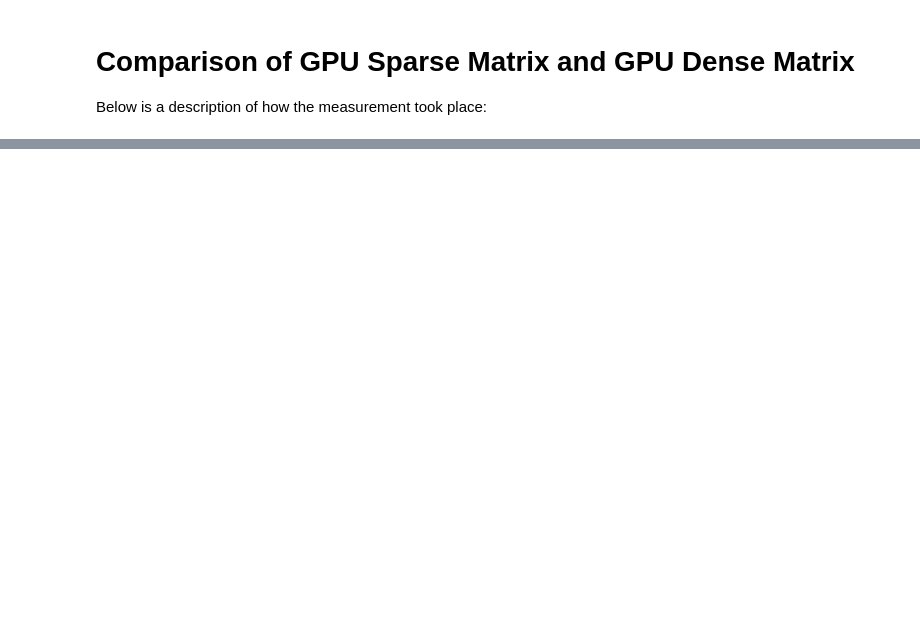
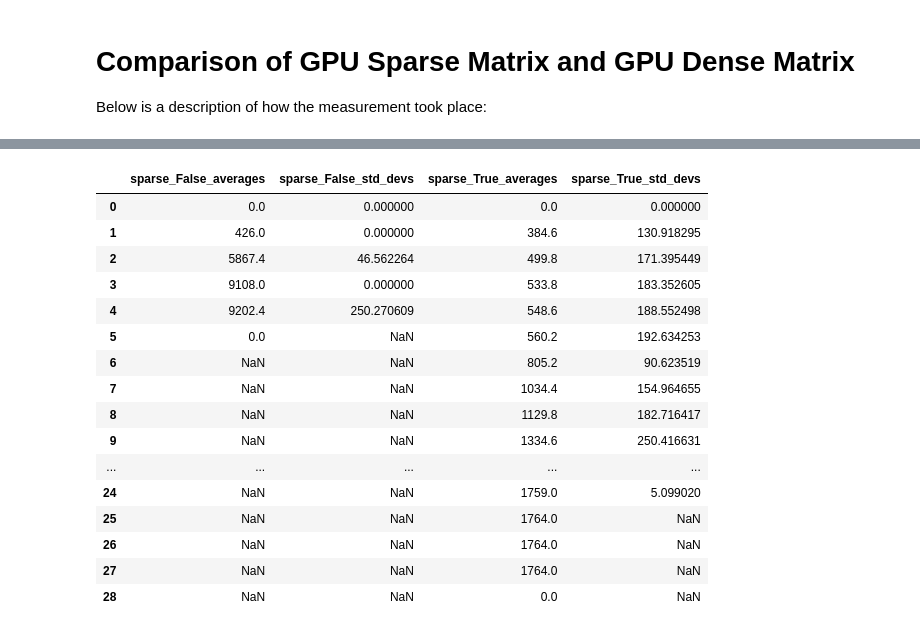
Before and after one commit to lukassykora/action-rules, a Jupyter notebook: notebooks/gpu_sparse_vs_dense/process_logs.ipynb, the cells around one changed output, grey strips where cells are left out. Saved outputs shown, nothing was run; the diff lists cells and outputs as text; code cells hidden in the pictures; blank space fills up the shorter version.

```diff
--- a/notebooks/gpu_sparse_vs_dense/process_logs.ipynb
+++ b/notebooks/gpu_sparse_vs_dense/process_logs.ipynb
@@ -84,0 +141,19 @@ if len(dense_memory) < max_count:
+# %%
+import numpy as np
+import pandas as pd
+
+finals = {}
+for type_array, measurements in mem_results.items():
+    # Convert to a DataFrame and pad with NaN
+    df = pd.DataFrame(measurements)
+
+    # Calculate averages and standard deviations, ignoring NaN values
+    averages = df.mean(axis=0)
+    std_devs = df.std(axis=0)
+
+    finals[type_array + '_averages'] = averages
+    finals[type_array + '_std_devs'] = std_devs
+
+    # Display the results
+    for i, (avg, std) in enumerate(zip(averages, std_devs), start=1):
+        print(f"Position {i}: Average = {avg:.2f}, Std Dev = {std:.2f}")
@@ -85,3 +189,26 @@ if len(dense_memory) < max_count:
+# %%
+df_final = pd.DataFrame(finals)
+df_final.iat[5, 0] = 0
+df_final.iat[28, 2] = 0
+df_final
+# %% [output]
+|  | sparse_False_averages | sparse_False_std_devs | sparse_True_averages | sparse_True_std_devs |
+| 0 | 0.0 | 0.000000 | 0.0 | 0.000000 |
+| 1 | 426.0 | 0.000000 | 384.6 | 130.918295 |
+| 2 | 5867.4 | 46.562264 | 499.8 | 171.395449 |
+| 3 | 9108.0 | 0.000000 | 533.8 | 183.352605 |
+| 4 | 9202.4 | 250.270609 | 548.6 | 188.552498 |
+| 5 | 0.0 | NaN | 560.2 | 192.634253 |
+| 6 | NaN | NaN | 805.2 | 90.623519 |
+| 7 | NaN | NaN | 1034.4 | 154.964655 |
+| 8 | NaN | NaN | 1129.8 | 182.716417 |
+| 9 | NaN | NaN | 1334.6 | 250.416631 |
+| ... | ... | ... | ... | ... |
+| 24 | NaN | NaN | 1759.0 | 5.099020 |
+| 25 | NaN | NaN | 1764.0 | NaN |
+| 26 | NaN | NaN | 1764.0 | NaN |
+| 27 | NaN | NaN | 1764.0 | NaN |
+| 28 | NaN | NaN | 0.0 | NaN |
 # %%
 import pandas as pd
 import matplotlib.pyplot as plt
```
Also changed, not shown: parts of 13 cells of this notebook, 50 other files.
